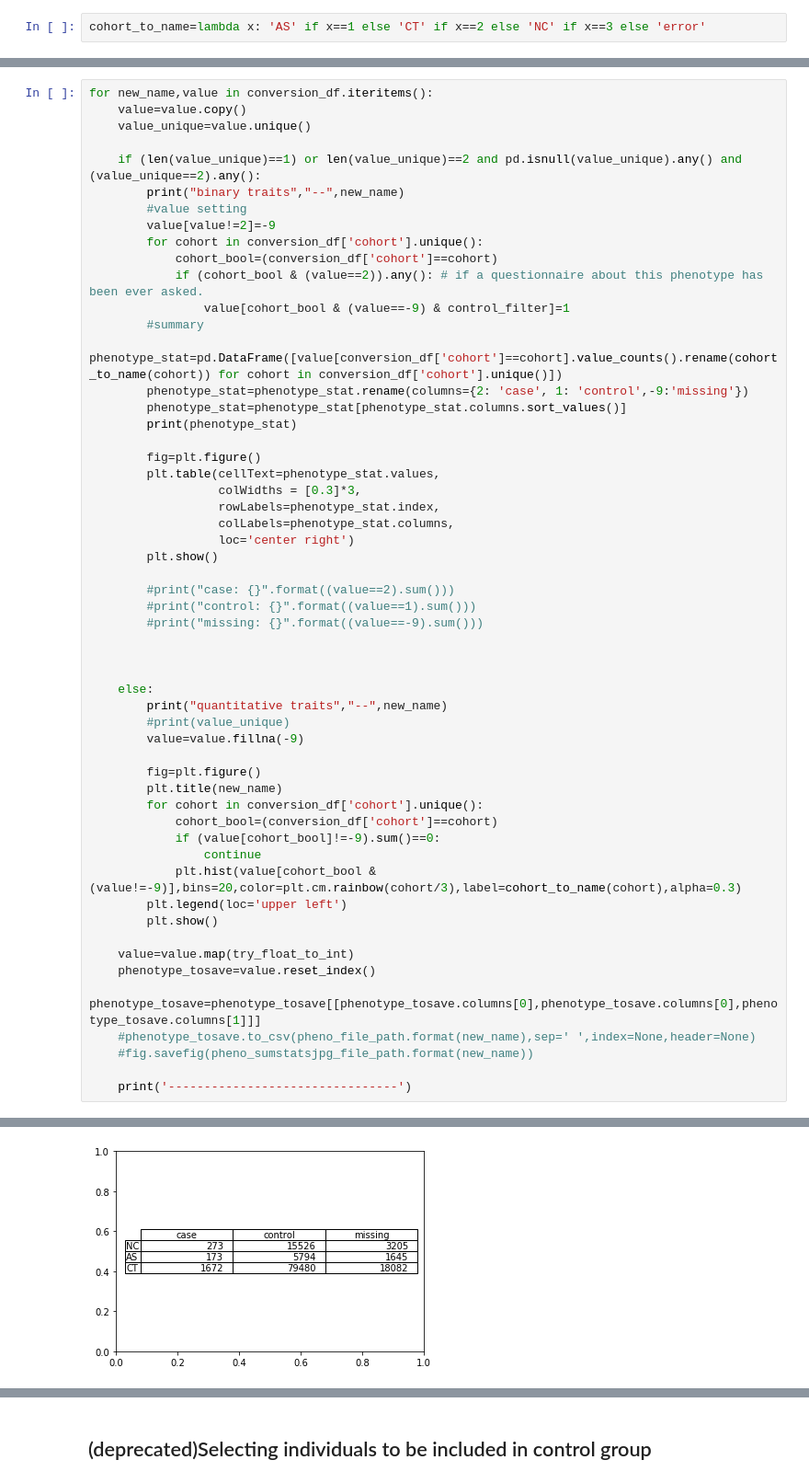
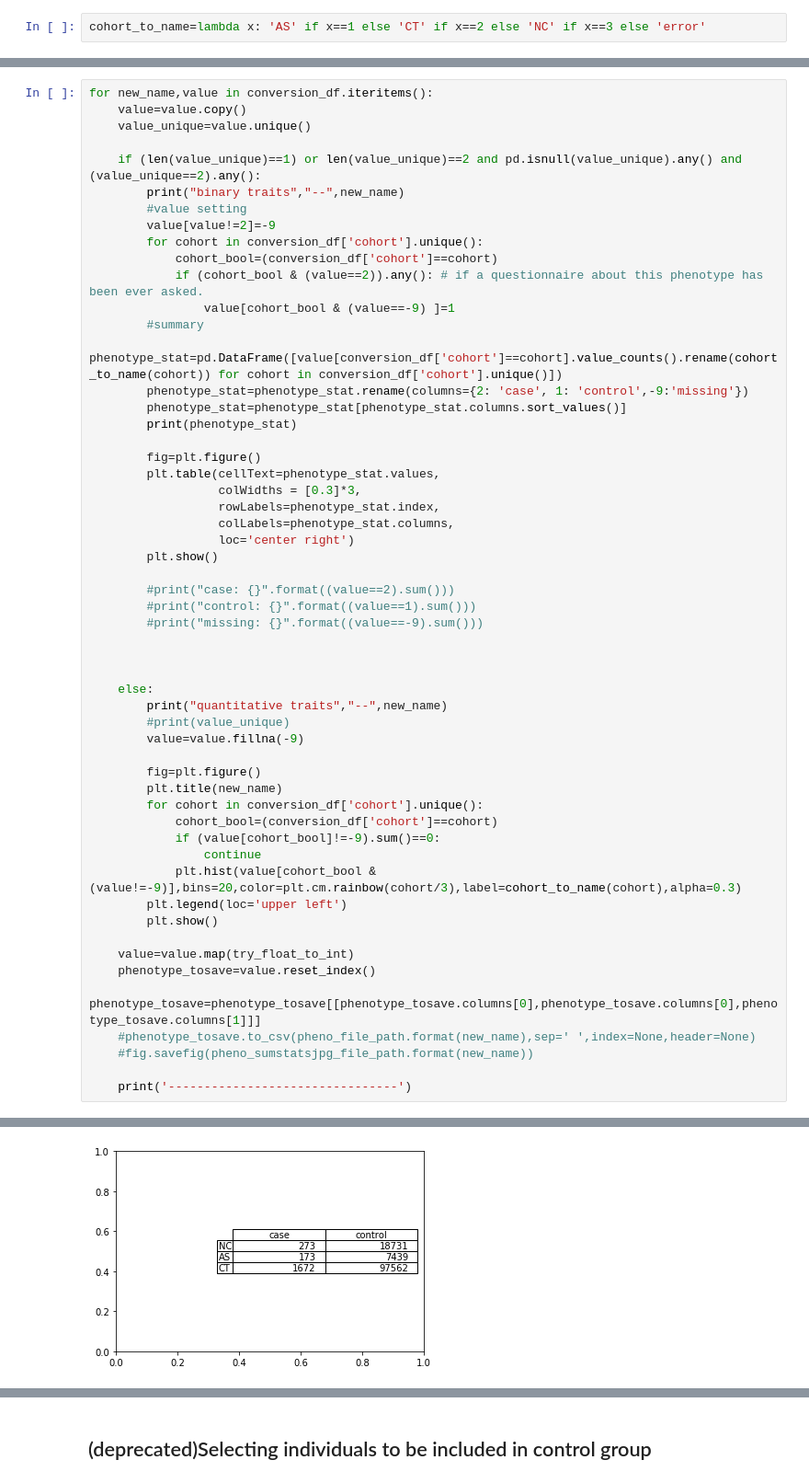
Before and after one commit to chanwkimlab/MHC_Kor_Assoc, a Jupyter notebook: 2_phenotype_scan.ipynb, the cells around one changed output, grey strips where cells are left out. Shown at 92% size. Drawn from its saved outputs; the diff is of its cells as text.

```diff
--- a/2_phenotype_scan.ipynb
+++ b/2_phenotype_scan.ipynb
@@ -359,7 +357,7 @@ for new_name,value in conversion_df.iteritems():
         for cohort in conversion_df['cohort'].unique():
             cohort_bool=(conversion_df['cohort']==cohort)
             if (cohort_bool & (value==2)).any(): # if a questionnaire about this phenotype has been ever asked.
-                value[cohort_bool & (value==-9) & control_filter]=1
+                value[cohort_bool & (value==-9) ]=1
         #summary
         phenotype_stat=pd.DataFrame([value[conversion_df['cohort']==cohort].value_counts().rename(cohort_to_name(cohort)) for cohort in conversion_df['cohort'].unique()])
         phenotype_stat=phenotype_stat.rename(columns={2: 'case', 1: 'control',-9:'missing'})
@@ -417,4 +415,4 @@ CT  1672    79480    18082
-[figure, old version]
+[figure, new version]
 --------------------------------
 binary traits -- chronic_bronchitis
      case  control  missing
```
Also changed, not shown: parts of 2 cells of this notebook, 9 other files.
